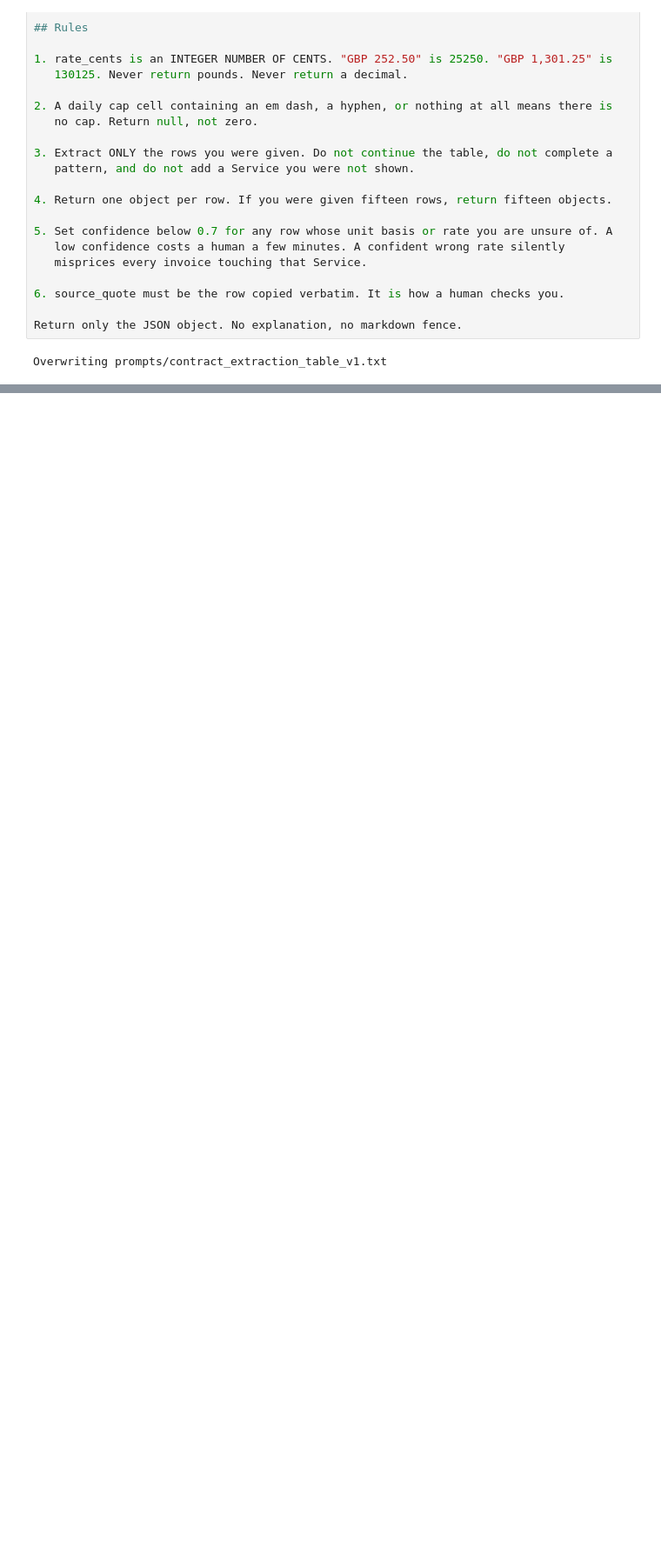
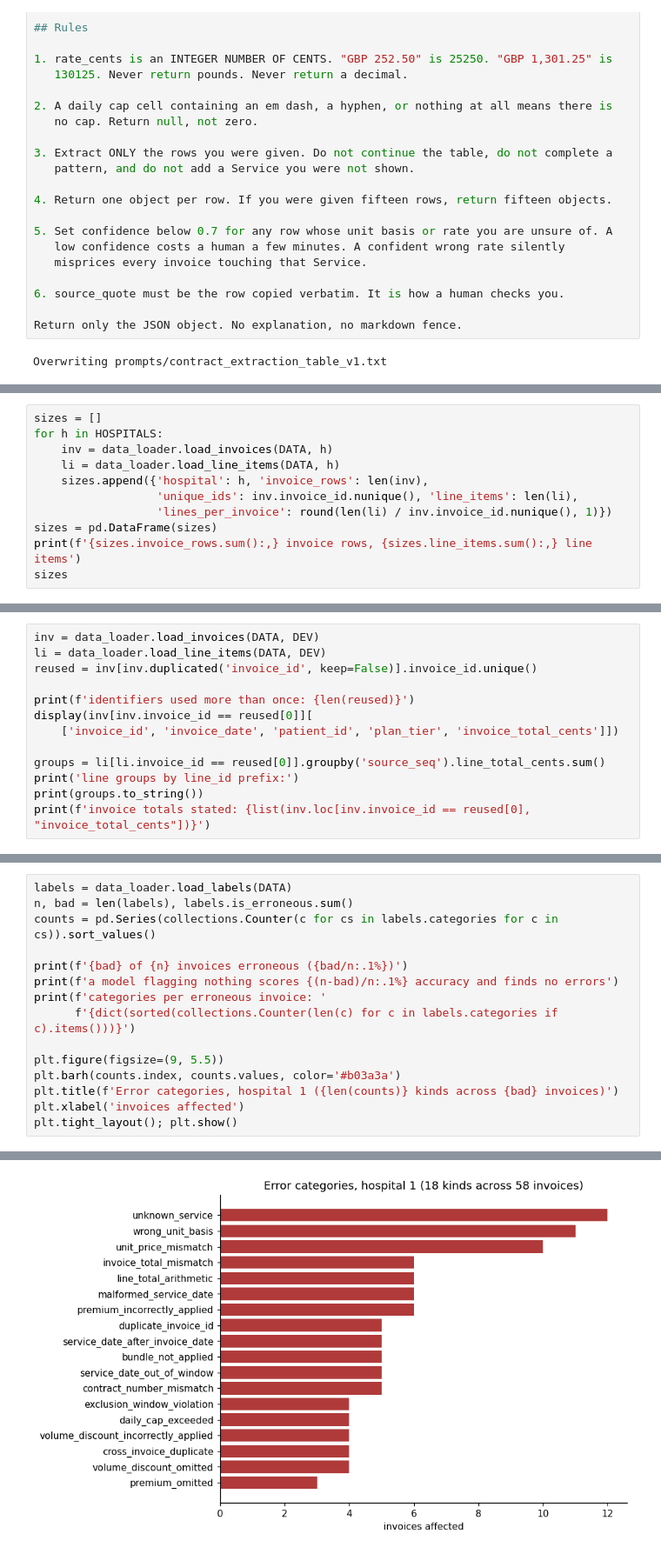
Before and after one commit to nxull9/invoice-audit, a Jupyter notebook: notebooks/invoice_audit.ipynb, the cells around one changed output, grey strips where cells are left out. Shown at 87% size. Cells and saved outputs as stored; diff of their text form; blank space fills up the shorter version.

```diff
--- a/notebooks/invoice_audit.ipynb
+++ b/notebooks/invoice_audit.ipynb
@@ -3265,0 +2428,11 @@ if len(scores):
+# %%
+sizes = []
+for h in HOSPITALS:
+    inv = data_loader.load_invoices(DATA, h)
+    li = data_loader.load_line_items(DATA, h)
+    sizes.append({'hospital': h, 'invoice_rows': len(inv),
+                  'unique_ids': inv.invoice_id.nunique(), 'line_items': len(li),
+                  'lines_per_invoice': round(len(li) / inv.invoice_id.nunique(), 1)})
+sizes = pd.DataFrame(sizes)
+print(f'{sizes.invoice_rows.sum():,} invoice rows, {sizes.line_items.sum():,} line items')
+sizes
@@ -3265,0 +2451,13 @@ if len(scores):
+# %%
+inv = data_loader.load_invoices(DATA, DEV)
+li = data_loader.load_line_items(DATA, DEV)
+reused = inv[inv.duplicated('invoice_id', keep=False)].invoice_id.unique()
+
+print(f'identifiers used more than once: {len(reused)}')
+display(inv[inv.invoice_id == reused[0]][
+    ['invoice_id', 'invoice_date', 'patient_id', 'plan_tier', 'invoice_total_cents']])
+
+groups = li[li.invoice_id == reused[0]].groupby('source_seq').line_total_cents.sum()
+print('line groups by line_id prefix:')
+print(groups.to_string())
+print(f'invoice totals stated: {list(inv.loc[inv.invoice_id == reused[0], "invoice_total_cents"])}')
@@ -3265,0 +2482,16 @@ if len(scores):
+# %%
+labels = data_loader.load_labels(DATA)
+n, bad = len(labels), labels.is_erroneous.sum()
+counts = pd.Series(collections.Counter(c for cs in labels.categories for c in cs)).sort_values()
+
+print(f'{bad} of {n} invoices erroneous ({bad/n:.1%})')
+print(f'a model flagging nothing scores {(n-bad)/n:.1%} accuracy and finds no errors')
+print(f'categories per erroneous invoice: '
+      f'{dict(sorted(collections.Counter(len(c) for c in labels.categories if c).items()))}')
+
+plt.figure(figsize=(9, 5.5))
+plt.barh(counts.index, counts.values, color='#b03a3a')
+plt.title(f'Error categories, hospital 1 ({len(counts)} kinds across {bad} invoices)')
+plt.xlabel('invoices affected')
+plt.tight_layout(); plt.show()
+# %% [output]
@@ -3265,0 +2501 @@ if len(scores):
+[figure, added]
```
Also changed, not shown: parts of 222 cells of this notebook, 3 other files.
